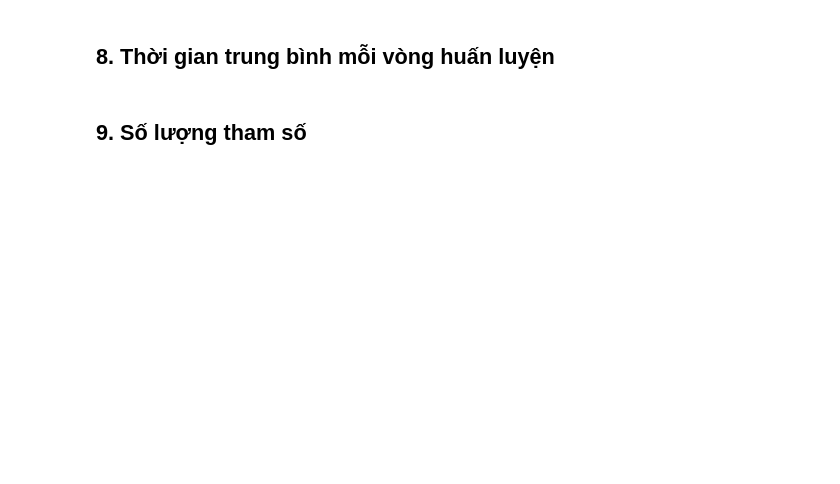
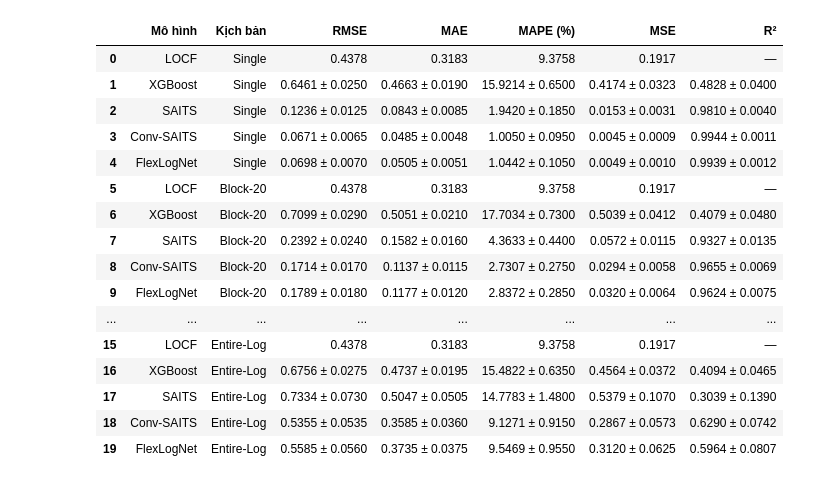
Before and after one commit to tranminhduc9/well-log-imputation, a Jupyter notebook: notebook/visualize_results.ipynb, the cells around one changed output. Cells and saved outputs as stored; diff of their text form; code cells hidden in the pictures; blank space fills up the shorter version.

```diff
--- a/notebook/visualize_results.ipynb
+++ b/notebook/visualize_results.ipynb
@@ -5,40 +46,0 @@
-# %%
-from pathlib import Path
-import json
-
-import matplotlib.pyplot as plt
-import pandas as pd
-from IPython.display import display
-
-ROOT = Path('/kaggle/working/well-log-imputation')
-RUN = Path('/kaggle/working/models')
-FIG_DIR = ROOT / 'results' / 'visualizations'
-FIG_DIR.mkdir(parents=True, exist_ok=True)
-SPLIT = 'test'
-SEED = 912
-SMOOTH_WINDOW = 5
-
-SCENARIOS = ['Single', 'Block-20', 'Block-100', 'Entire-Log']
-SCENARIO_LABELS = {
-    'Single': 'Thiếu\nmột điểm', 'Block-20': 'Thiếu đoạn\n20 điểm',
-    'Block-100': 'Thiếu đoạn\n100 điểm', 'Entire-Log': 'Thiếu\ntoàn bộ log',
-}
-LABELS = {'locf': 'LOCF', 'xgboost': 'XGBoost', 'brits': 'BRITS',
-          'saits': 'SAITS', 'conv_saits': 'Conv-SAITS'}
-COLORS = {'locf': '#1f77a4', 'xgboost': '#b878a2', 'brits': '#bc8220',
-          'saits': '#4477aa', 'conv_saits': '#228866'}
-METRIC_LABELS = {'mae': 'Sai số tuyệt đối trung bình',
-                 'rmse': 'Căn sai số bình phương trung bình'}
-UNIT_LABELS = {'normalized': 'thang chuẩn hóa', 'original': 'đơn vị gốc'}
-NEURAL_MODELS = ['brits', 'saits', 'conv_saits']
-
-detailed = pd.read_csv(RUN / 'summary.csv').query('split == @SPLIT')
-summary = detailed.query("level == 'overall'")
-history = pd.read_csv(RUN / 'training_history.csv')
-manifest = json.loads((RUN / 'experiment_results.json').read_text())
-runs = pd.DataFrame(manifest['runs'])
-runtime = runs
-MODELS = [model for model in LABELS if model in summary['model'].unique()]
-logs = detailed[detailed['level'] == 'log']
-LOGS = logs['group'].unique().tolist()
-print('Kết quả:', RUN)
@@ -148,2 +46,0 @@ plot_convergence('elapsed_minutes', 'Thời gian huấn luyện và xác thực
-# %% [markdown]
-## 8. Thời gian trung bình mỗi vòng huấn luyện
@@ -161,2 +46,0 @@ save_figure(fig, 'training_seconds_mean')
-# %% [markdown]
-## 9. Số lượng tham số
@@ -171,0 +47,20 @@ display(parameter_table.style.format({'Số tham số': '{:,.0f}'}, na_rep='—'
+# %%
+display(summary)
+# %% [output]
+|  | Mô hình | Kịch bản | RMSE | MAE | MAPE (%) | MSE | R² |
+| 0 | LOCF | Single | 0.4378 | 0.3183 | 9.3758 | 0.1917 | — |
+| 1 | XGBoost | Single | 0.6461 ± 0.0250 | 0.4663 ± 0.0190 | 15.9214 ± 0.6500 | 0.4174 ± 0.0323 | 0.4828 ± 0.0400 |
+| 2 | SAITS | Single | 0.1236 ± 0.0125 | 0.0843 ± 0.0085 | 1.9420 ± 0.1850 | 0.0153 ± 0.0031 | 0.9810 ± 0.0040 |
+| 3 | Conv-SAITS | Single | 0.0671 ± 0.0065 | 0.0485 ± 0.0048 | 1.0050 ± 0.0950 | 0.0045 ± 0.0009 | 0.9944 ± 0.0011 |
+| 4 | FlexLogNet | Single | 0.0698 ± 0.0070 | 0.0505 ± 0.0051 | 1.0442 ± 0.1050 | 0.0049 ± 0.0010 | 0.9939 ± 0.0012 |
+| 5 | LOCF | Block-20 | 0.4378 | 0.3183 | 9.3758 | 0.1917 | — |
+| 6 | XGBoost | Block-20 | 0.7099 ± 0.0290 | 0.5051 ± 0.0210 | 17.7034 ± 0.7300 | 0.5039 ± 0.0412 | 0.4079 ± 0.0480 |
+| 7 | SAITS | Block-20 | 0.2392 ± 0.0240 | 0.1582 ± 0.0160 | 4.3633 ± 0.4400 | 0.0572 ± 0.0115 | 0.9327 ± 0.0135 |
+| 8 | Conv-SAITS | Block-20 | 0.1714 ± 0.0170 | 0.1137 ± 0.0115 | 2.7307 ± 0.2750 | 0.0294 ± 0.0058 | 0.9655 ± 0.0069 |
+| 9 | FlexLogNet | Block-20 | 0.1789 ± 0.0180 | 0.1177 ± 0.0120 | 2.8372 ± 0.2850 | 0.0320 ± 0.0064 | 0.9624 ± 0.0075 |
+| ... | ... | ... | ... | ... | ... | ... | ... |
+| 15 | LOCF | Entire-Log | 0.4378 | 0.3183 | 9.3758 | 0.1917 | — |
+| 16 | XGBoost | Entire-Log | 0.6756 ± 0.0275 | 0.4737 ± 0.0195 | 15.4822 ± 0.6350 | 0.4564 ± 0.0372 | 0.4094 ± 0.0465 |
+| 17 | SAITS | Entire-Log | 0.7334 ± 0.0730 | 0.5047 ± 0.0505 | 14.7783 ± 1.4800 | 0.5379 ± 0.1070 | 0.3039 ± 0.1390 |
+| 18 | Conv-SAITS | Entire-Log | 0.5355 ± 0.0535 | 0.3585 ± 0.0360 | 9.1271 ± 0.9150 | 0.2867 ± 0.0573 | 0.6290 ± 0.0742 |
+| 19 | FlexLogNet | Entire-Log | 0.5585 ± 0.0560 | 0.3735 ± 0.0375 | 9.5469 ± 0.9550 | 0.3120 ± 0.0625 | 0.5964 ± 0.0807 |
```
Also changed, not shown: parts of 20 cells of this notebook, 14 other files.
